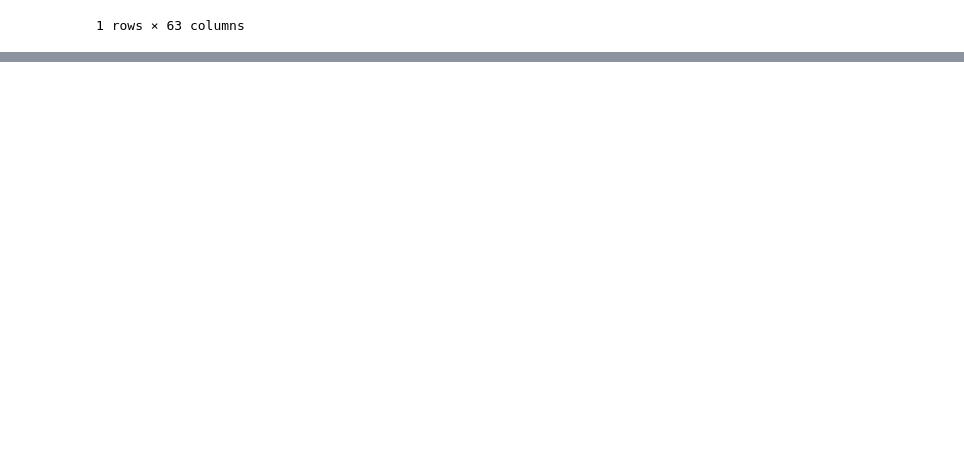
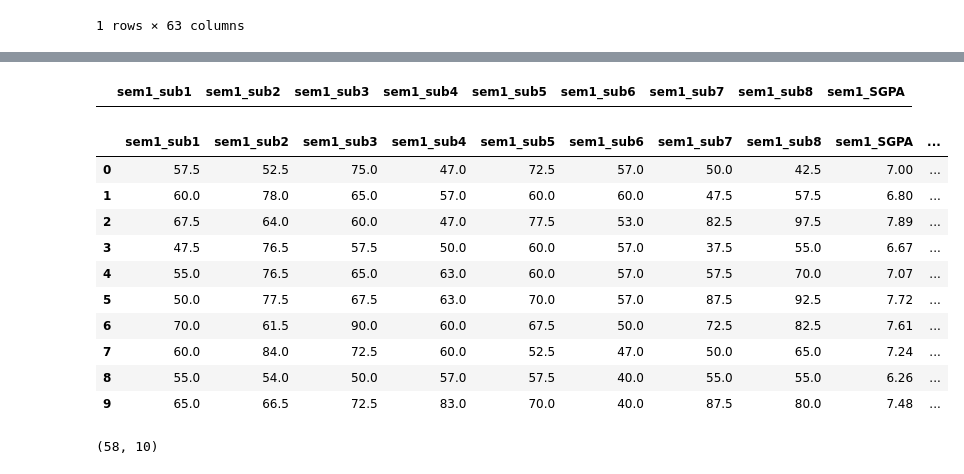
Before and after one commit to arunksoman/GPA_Prediction, a Jupyter notebook: GPA_Calculation.ipynb, the cells around one changed output, grey strips where cells are left out. Cells and saved outputs as stored; diff of their text form; code cells hidden in the pictures; blank space fills up the shorter version.

```diff
--- a/GPA_Calculation.ipynb
+++ b/GPA_Calculation.ipynb
@@ -197,0 +219,35 @@ new_df.to_csv('dataset/preprocessed_data.csv')
+# %%
+column_names = ['sem1_sub1', 'sem1_sub2', 'sem1_sub3', 'sem1_sub4', 'sem1_sub5', 'sem1_sub6', 'sem1_sub7', 'sem1_sub8', 'sem1_SGPA']
+semester1_df = pd.DataFrame(columns=column_names)
+semester1_df.head()
+# %% [output]
+|  | sem1_sub1 | sem1_sub2 | sem1_sub3 | sem1_sub4 | sem1_sub5 | sem1_sub6 | sem1_sub7 | sem1_sub8 | sem1_SGPA |
+# %%
+semester1_df['sem1_sub1'] = new_df['BE103_avg']
+semester1_df['sem1_sub2'] = new_df['BE110_avg']
+semester1_df['sem1_sub3'] = new_df['BE101-05_avg']
+semester1_df['sem1_sub4'] = new_df['CS110_avg']
+semester1_df['sem1_sub5'] = new_df['EE100_avg']
+semester1_df['sem1_sub6'] = new_df['EE110_avg']
+semester1_df['sem1_sub7'] = new_df['MA101_avg']
+semester1_df['sem1_sub8'] = new_df['PH100_avg']
+semester1_df['sem1_sub9'] = new_df['PH110_avg']
+semester1_df['sem1_SGPA'] = new_df['SGPA_S1']
+semester1_df.head(10)
+# Since here is only few SGPA with zeros ignoring that instead of filing random numbers less than 5
+# %% [output]
+|  | sem1_sub1 | sem1_sub2 | sem1_sub3 | sem1_sub4 | sem1_sub5 | sem1_sub6 | sem1_sub7 | sem1_sub8 | sem1_SGPA | ... |
+| 0 | 57.5 | 52.5 | 75.0 | 47.0 | 72.5 | 57.0 | 50.0 | 42.5 | 7.00 | ... |
+| 1 | 60.0 | 78.0 | 65.0 | 57.0 | 60.0 | 60.0 | 47.5 | 57.5 | 6.80 | ... |
+| 2 | 67.5 | 64.0 | 60.0 | 47.0 | 77.5 | 53.0 | 82.5 | 97.5 | 7.89 | ... |
+| 3 | 47.5 | 76.5 | 57.5 | 50.0 | 60.0 | 57.0 | 37.5 | 55.0 | 6.67 | ... |
+| 4 | 55.0 | 76.5 | 65.0 | 63.0 | 60.0 | 57.0 | 57.5 | 70.0 | 7.07 | ... |
+| 5 | 50.0 | 77.5 | 67.5 | 63.0 | 70.0 | 57.0 | 87.5 | 92.5 | 7.72 | ... |
+| 6 | 70.0 | 61.5 | 90.0 | 60.0 | 67.5 | 50.0 | 72.5 | 82.5 | 7.61 | ... |
+| 7 | 60.0 | 84.0 | 72.5 | 60.0 | 52.5 | 47.0 | 50.0 | 65.0 | 7.24 | ... |
+| 8 | 55.0 | 54.0 | 50.0 | 57.0 | 57.5 | 40.0 | 55.0 | 55.0 | 6.26 | ... |
+| 9 | 65.0 | 66.5 | 72.5 | 83.0 | 70.0 | 40.0 | 87.5 | 80.0 | 7.48 | ... |
+# %%
+semester1_df.shape
+# %% [output]
+(58, 10)
```
Also changed, not shown: parts of 19 cells of this notebook, 4 other files.
